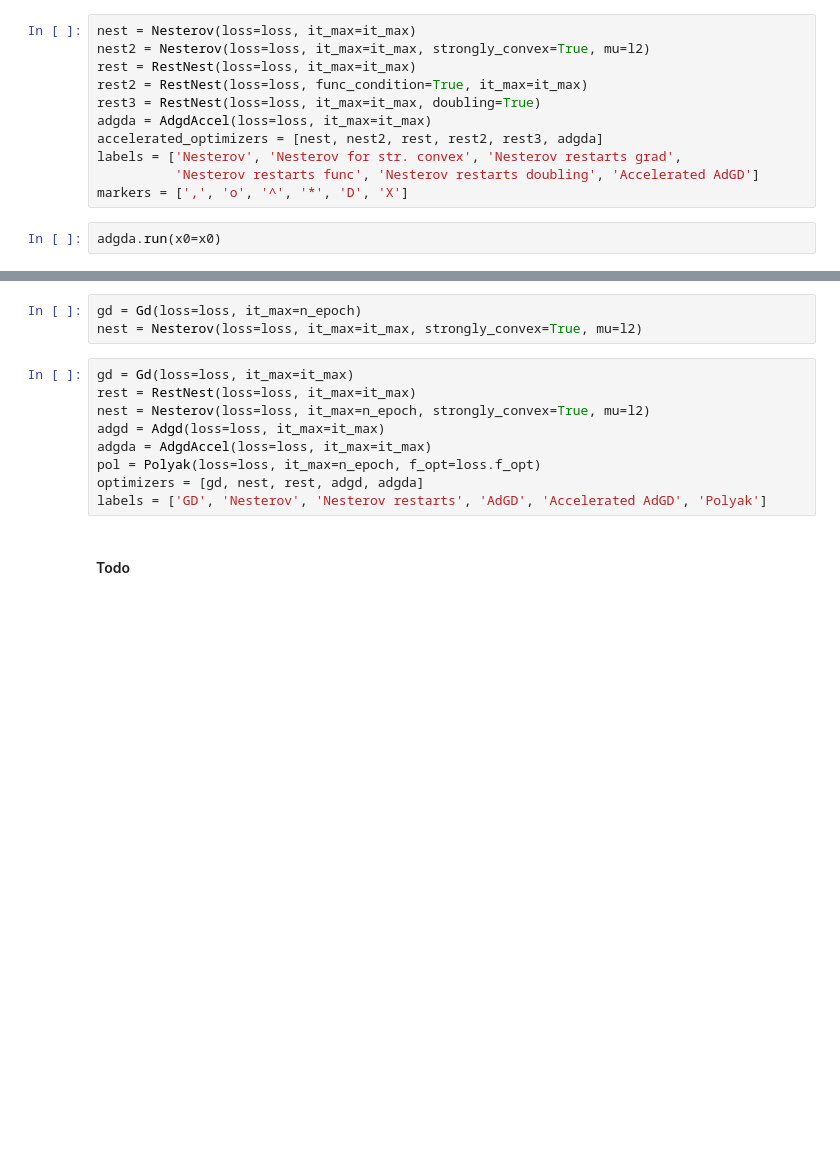
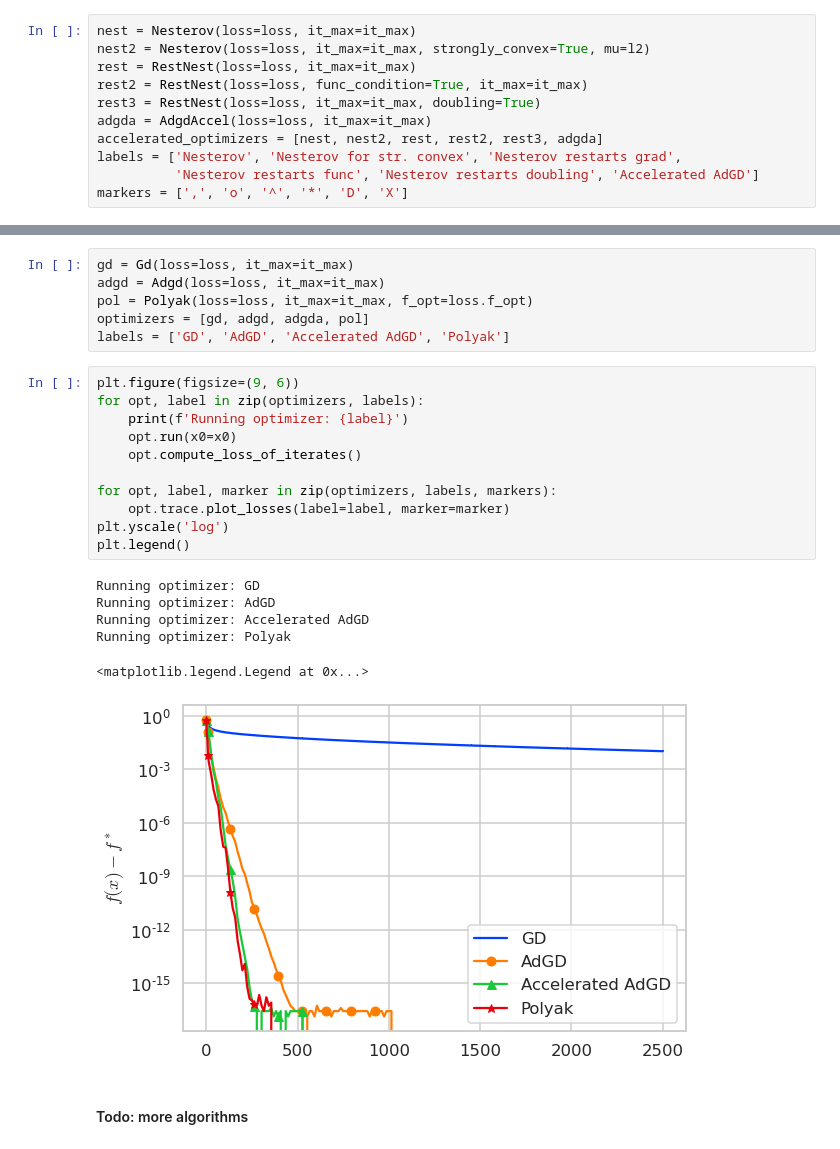
Before and after one commit to konstmish/opt_methods, a Jupyter notebook: notebooks/1.1st_order_methods.ipynb, the cells around one changed output, grey strips where cells are left out. Drawn from its saved outputs; the diff is of its cells as text; blank space fills up the shorter version.

```diff
--- a/notebooks/1.1st_order_methods.ipynb
+++ b/notebooks/1.1st_order_methods.ipynb
@@ -45,5 +45,3 @@ accelerated_optimizers = [nest, nest2, rest, rest2, rest3, adgda]
 labels = ['Nesterov', 'Nesterov for str. convex', 'Nesterov restarts grad',
           'Nesterov restarts func', 'Nesterov restarts doubling', 'Accelerated AdGD']
 markers = [',', 'o', '^', '*', 'D', 'X']
-# %%
-adgda.run(x0=x0)
@@ -111,14 +72,26 @@ findfont: Font family ['Open Sans'] not found. Falling back to DejaVu Sans.
-# %%
-gd = Gd(loss=loss, it_max=n_epoch)
-nest = Nesterov(loss=loss, it_max=it_max, strongly_convex=True, mu=l2)
 # %%
 gd = Gd(loss=loss, it_max=it_max)
-rest = RestNest(loss=loss, it_max=it_max)
-nest = Nesterov(loss=loss, it_max=n_epoch, strongly_convex=True, mu=l2)
 adgd = Adgd(loss=loss, it_max=it_max)
-adgda = AdgdAccel(loss=loss, it_max=it_max)
-pol = Polyak(loss=loss, it_max=n_epoch, f_opt=loss.f_opt)
-optimizers = [gd, nest, rest, adgd, adgda]
-labels = ['GD', 'Nesterov', 'Nesterov restarts', 'AdGD', 'Accelerated AdGD', 'Polyak']
+pol = Polyak(loss=loss, it_max=it_max, f_opt=loss.f_opt)
+optimizers = [gd, adgd, adgda, pol]
+labels = ['GD', 'AdGD', 'Accelerated AdGD', 'Polyak']
+# %%
+plt.figure(figsize=(9, 6))
+for opt, label in zip(optimizers, labels):
+    print(f'Running optimizer: {label}')
+    opt.run(x0=x0)
+    opt.compute_loss_of_iterates()
+
+for opt, label, marker in zip(optimizers, labels, markers):
+    opt.trace.plot_losses(label=label, marker=marker)
+plt.yscale('log')
+plt.legend()
+# %% [output]
+Running optimizer: GD
+Running optimizer: AdGD
+Running optimizer: Accelerated AdGD
+Running optimizer: Polyak
+<matplotlib.legend.Legend at 0x...>
+[figure, added]
 # %% [markdown]
-#### Todo
+#### Todo: more algorithms
```
Also changed, not shown: parts of 9 cells of this notebook.
